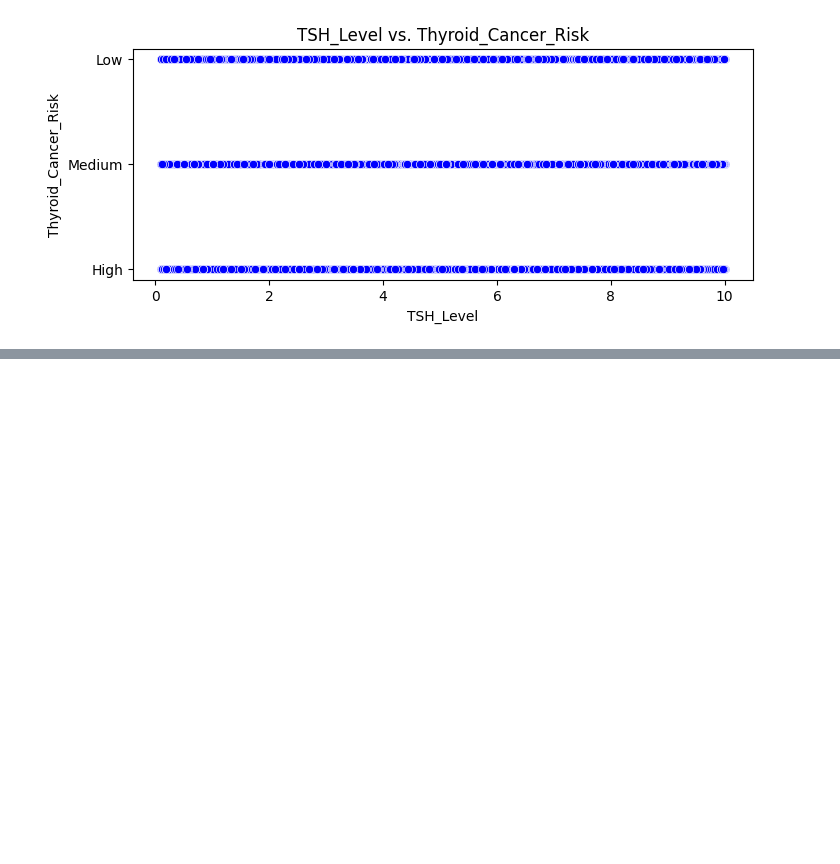
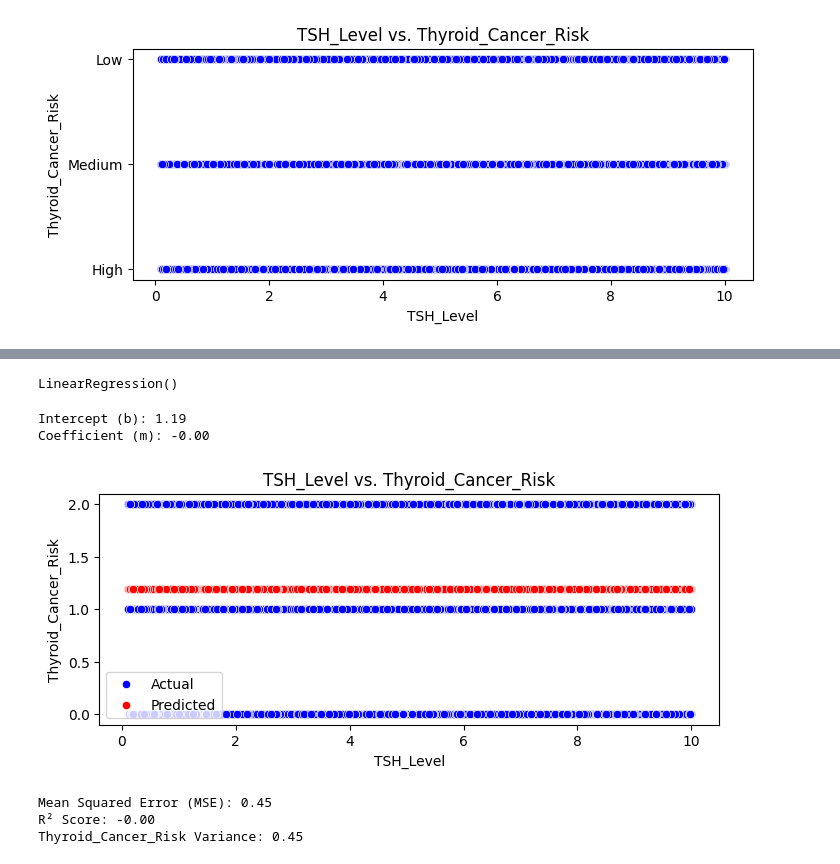
Before and after one commit to bit-Matt/se3231-machine-learning_LEDESMA, a Jupyter notebook: Linear_Regression-Thyroid_Cancer.ipynb, the cells around one changed output, grey strips where cells are left out. Cells and saved outputs as stored; diff of their text form; code cells hidden in the pictures; blank space fills up the shorter version.

```diff
--- a/Linear_Regression-Thyroid_Cancer.ipynb
+++ b/Linear_Regression-Thyroid_Cancer.ipynb
@@ -51,0 +102,5 @@ plt.show()
+# %%
+X = df[[independent_var]]
+Y = df[dependent_var]
+# %%
+X_train, X_test, Y_train, Y_test = train_test_split(X, Y, test_size=0.2, random_state=42)
@@ -51,0 +133,41 @@ plt.show()
+# %%
+model = LinearRegression()
+model.fit(X_train, Y_train)
+# %% [output]
+LinearRegression()
+# %%
+print(f"Intercept (b): {model.intercept_:.2f}")
+print(f"Coefficient (m): {model.coef_[0]:.2f}")
+# %% [output]
+Intercept (b): 1.19
+Coefficient (m): -0.00
+# %%
+Y_pred = model.predict(X_test)
+# %%
+plt.figure(figsize=(8,3))
+
+# Scatter plot of actual salaries
+sns.scatterplot(x=X_test.values.flatten(), y=Y_test.values.flatten(), color="blue", label="Actual")
+
+# Scatter plot of predicted salaries
+sns.scatterplot(x=X_test.values.flatten(), y=Y_pred.flatten(), color="red", label="Predicted")
+
+plt.xlabel(independent_var)
+plt.ylabel(dependent_var)
+plt.title(f"{independent_var} vs. {dependent_var}")
+plt.legend()
+plt.show()
+# %% [output]
+[figure, added]
+# %%
+mse = mean_squared_error(Y_test, Y_pred)
+r2 = r2_score(Y_test, Y_pred)
+salary_variance = np.var(Y_test)
+
+print(f"Mean Squared Error (MSE): {mse:.2f}")
+print(f"R² Score: {r2:.2f}")
+print(f"{dependent_var} Variance: {salary_variance:.2f}")
+# %% [output]
+Mean Squared Error (MSE): 0.45
+R² Score: -0.00
+Thyroid_Cancer_Risk Variance: 0.45
```
Also changed, not shown: parts of 8 cells of this notebook, 1 other file.
